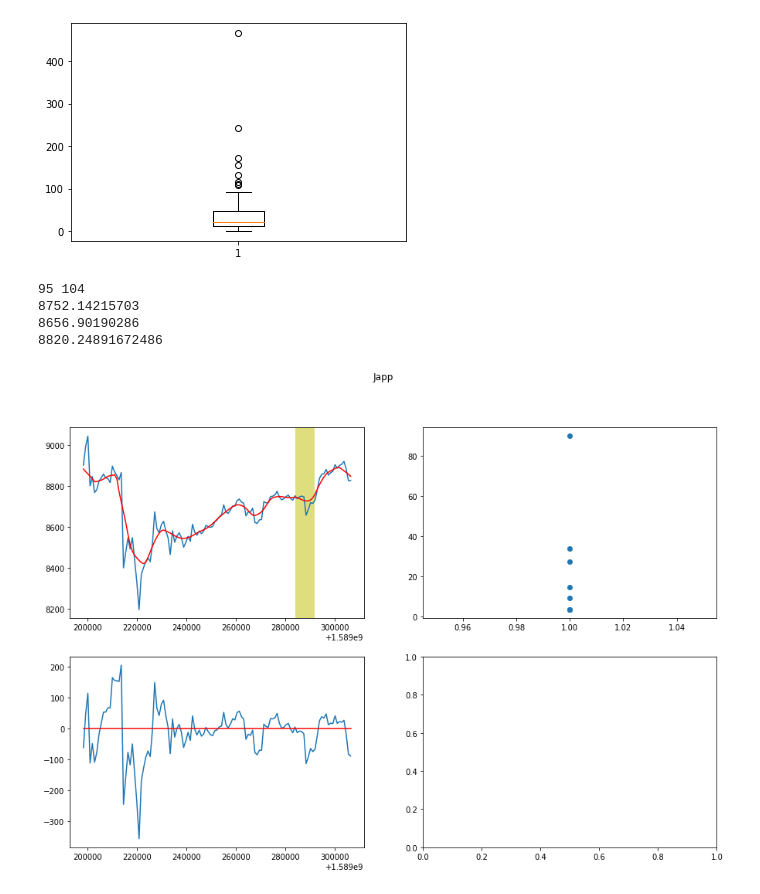
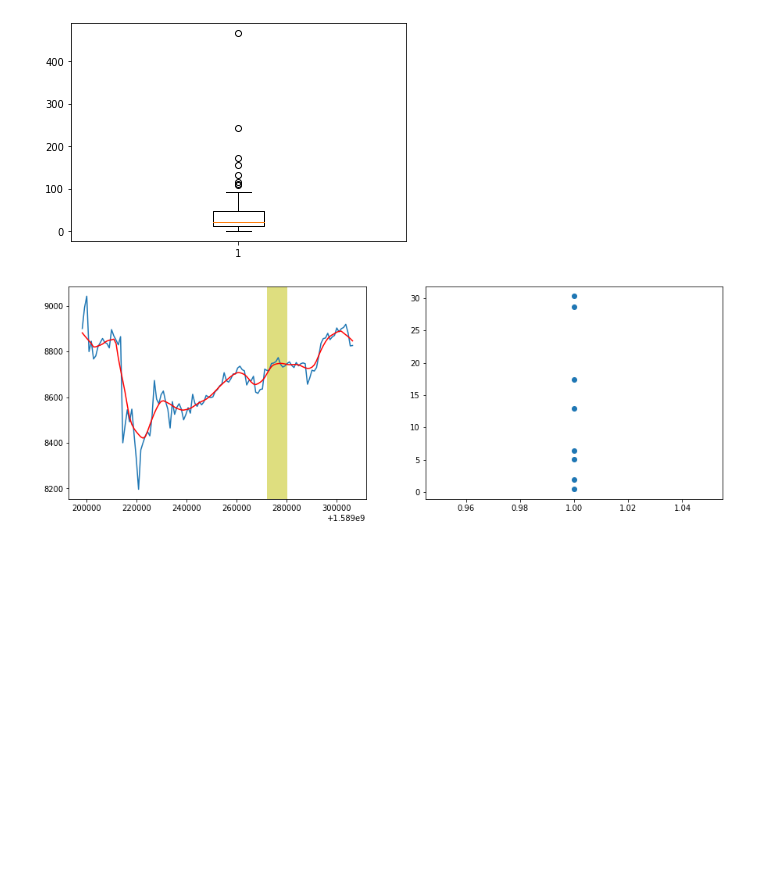
Before and after one commit to aeakoski/market_analyser, a Jupyter notebook: recon/notebook.ipynb, the cells around one changed output. Drawn from its saved outputs; the diff is of its cells as text; code cells hidden in the pictures; blank space fills up the shorter version.

```diff
--- a/recon/notebook.ipynb
+++ b/recon/notebook.ipynb
@@ -15,11 +10,25 @@ print( person_dict)
 # %%
-def makePairs(obj):
+## Avereage movements
+
+def makePairsOfLowPrices(obj):
     return (obj["date"], obj["low"])
+
+def makePairsOfHighPrices(obj):
+    return (obj["date"], obj["high"])
+
+def makePairsOfCanldePrices(obj):
+    return (obj["date"], obj["high"]-obj["low"])
+
 prices_low = []
+prices_high = []
+candleLengths = []
+
 with open("res.txt", "r") as fd:
     prices = json.loads(fd.read())
     print(str(len(prices)) + " datapoints")
-    prices_low = list(map(makePairs, prices))
+    prices_low = list(map(makePairsOfLowPrices, prices))
+    prices_high = list(map(makePairsOfHighPrices, prices))
+    candleLengths = list(map(makePairsOfCanldePrices, prices))
 
 movements = []
 
@@ -37,67 +46,35 @@ B = plt.boxplot(movements)
 # %%
 window_size = 10 # Datapoints
 
 bottomIndex = random.randint(0, len(prices_low) - window_size)
-topIndex = bottomIndex + 9 # random.randint(bottomIndex + window_size, len(prices_low))
-
-print(bottomIndex, topIndex)
-prices_low[bottomIndex: topIndex]
+topIndex = bottomIndex + 9
 
 x_min = min(list(map(lambda x: x[1], prices_low[bottomIndex: topIndex])))
 x_max = max(list(map(lambda x: x[1], prices_low[bottomIndex: topIndex])))
-
-
-print(x_max)
-print(x_min)
 
 def scale(val):
     return (val-x_min)/(x_max-x_min)
 
 window_y_values = list(map(lambda x: x[1], prices_low[bottomIndex: topIndex]))
 
-# norm = list(map(scale, window_y_values))
-#for i in range(0, len(norm)):
-#    print(window_y_values[i], norm[i])
-
 delta = []
 for i in range(1, len(window_y_values)):
     delta.append(abs(window_y_values[i] - window_y_values[i-1]))
 
 x_prices = list(map((lambda x: x[0]), prices_low))
-#print(type(y_prices[0]))
+y_prices = list(map((lambda x: x[1]), prices_low))
 
-y_prices = list(map((lambda x: x[1]), prices_low))
 lo_1 = lowess(np.array(y_prices), np.array(range(0, len(x_prices))), is_sorted=True, it=3, frac=0.1)
 lo_3 = lowess(np.array(y_prices), np.array(range(0, len(x_prices))), is_sorted=True, it=3, frac=0.3)
-lo_6 = lowess(np.array(y_prices), np.array(range(0, len(x_prices))), is_sorted=True, it=3, frac=0.6)
-lo_9 = lowess(np.array(y_prices), np.array(range(0, len(x_prices))), is_sorted=True, it=3, frac=0.9)
 
-print(lo[5][1])
+fig, (ax1, ax2) = plt.subplots(1, 2, figsize=(15,5))
 
-fig, axs = plt.subplots(2, 2, figsize=(15,10))
-fig.suptitle('Japp')
+ax1.axvspan(prices_low[bottomIndex][0], prices_low[topIndex][0], color='y', alpha=0.5, lw=0)
+ax1.plot(list(map((lambda x: x[0]), prices_low)), list(map((lambda x: x[1]), prices_low)))
+ax1.plot(list(map((lambda x: x[0]), prices_low)), list(map((lambda x: x[1]),lo_1)), color='r')
 
-axs[0,0].axvspan(prices_low[bottomIndex][0], prices_low[topIndex][0], color='y', alpha=0.5, lw=0)
-axs[0,0].plot(list(map((lambda x: x[0]), prices_low)), list(map((lambda x: x[1]), prices_low)))
-axs[0,0].plot(list(map((lambda x: x[0]), prices_low)), list(map((lambda x: x[1]),lo_1)), color='r')
-
-
-
-axs[0,1].scatter([1]*len(delta), delta)
-
-noise = []
-for i in range(len(y_prices)):
-    trend = list(map((lambda x: x[1]), lo_3))[i]
-    price = y_prices[i]
-    noise.append(price-trend)
-
-axs[1,0].plot(list(map((lambda x: x[0]), prices_low)), noise)
-axs[1,0].plot(list(map((lambda x: x[0]), prices_low)), [0]*len(noise), color='r')
+ax2.scatter([1]*len(delta), delta)
 
 plt.show()
 # %% [output]
-95 104
-8752.14215703
-8656.90190286
-8820.24891672486
-[figure, old version]
+[figure, new version]
```
Also changed, not shown: parts of 3 cells of this notebook.
